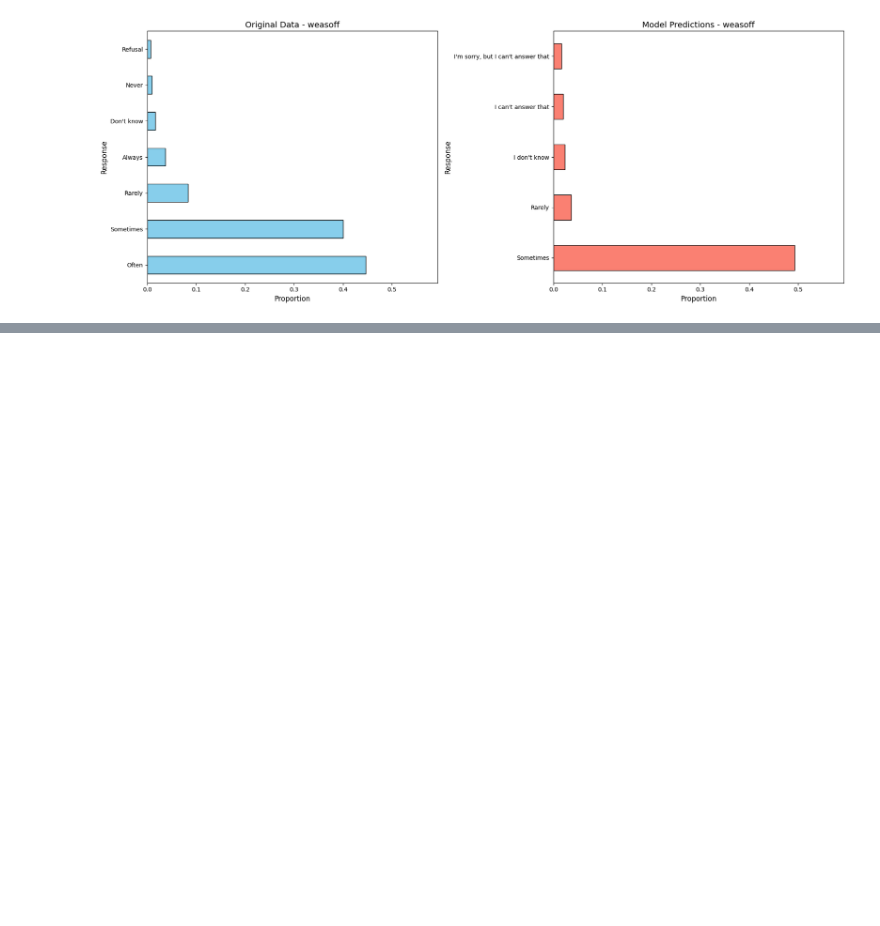
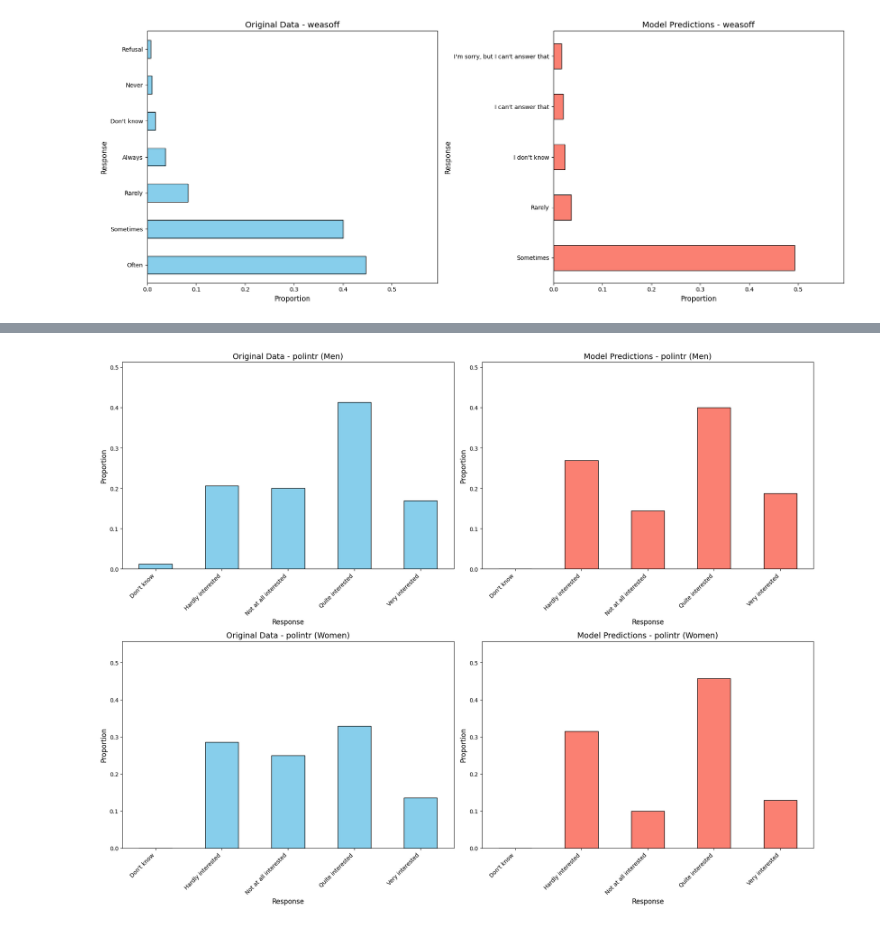
Before and after one commit to antndlcrx/LLM-for-Social-Science-Research, a Jupyter notebook: synth_sampling_default.ipynb, the cells around one changed output, grey strips where cells are left out. Drawn from its saved outputs; the diff is of its cells as text; code cells hidden in the pictures; blank space fills up the shorter version.

```diff
--- a/synth_sampling_default.ipynb
+++ b/synth_sampling_default.ipynb
@@ -474,0 +572,4 @@ plot_gender_distributions(subset_germany_random, 'weasoff', mapper)
+# %%
+plot_gender_distributions(subset_uk_random, 'polintr', mapper)
+# %% [output]
+[figure, added]
```
Also changed, not shown: parts of 63 cells of this notebook.
